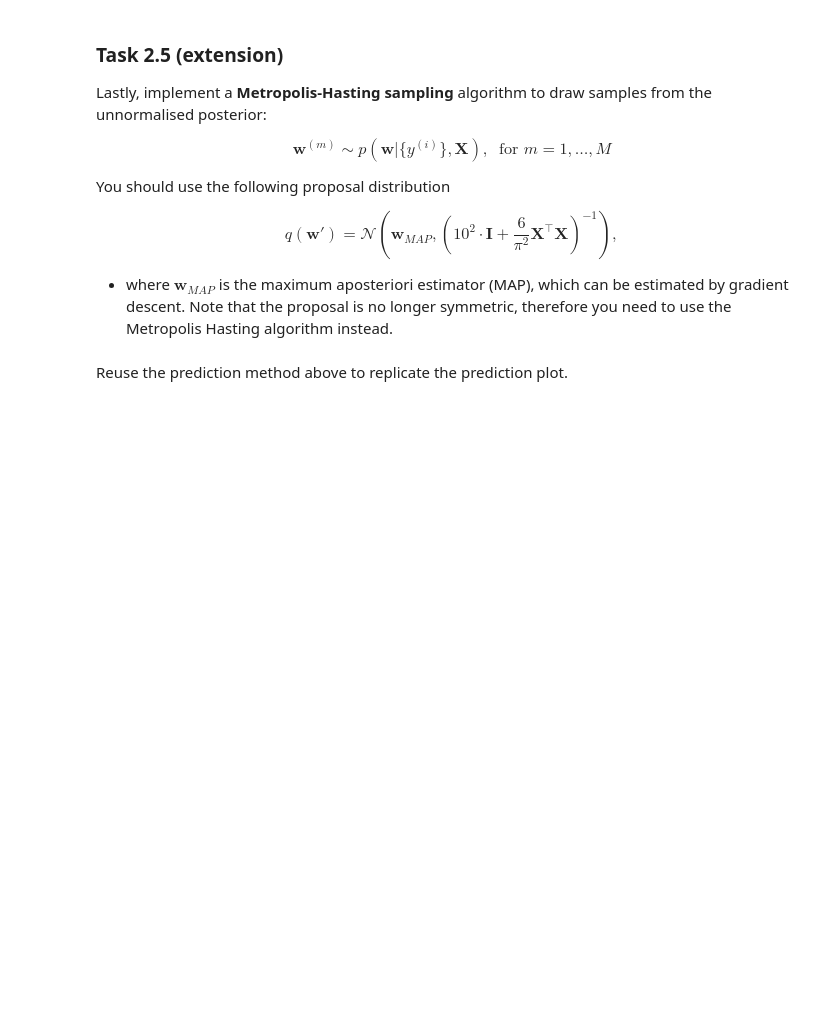
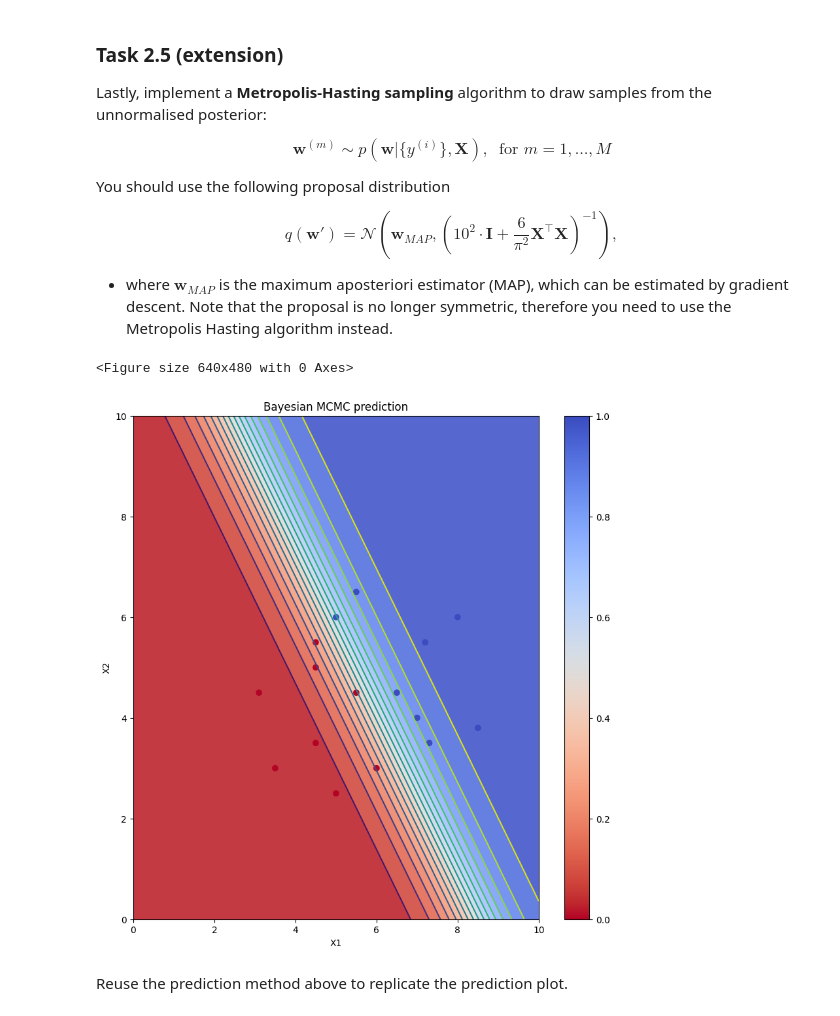
Before and after one commit to RMCArthur-StAndrews/MachineLearningAssessment2, a Jupyter notebook: CS5914_assignment2.ipynb, the cells around one changed output. Cells and saved outputs as stored; diff of their text form; code cells hidden in the pictures; blank space fills up the shorter version.

```diff
--- a/CS5914_assignment2.ipynb
+++ b/CS5914_assignment2.ipynb
@@ -243,7 +612,79 @@ $$q(\mathbf{w}') = \mathcal{N}\left (\mathbf{w}_{MAP}, \left(10^2 \cdot \mathbf{
 * where $\mathbf{w}_{MAP}$ is the maximum aposteriori estimator (MAP), which can be estimated by gradient descent. Note that the proposal is no longer symmetric, therefore you need to use the Metropolis Hasting algorithm instead.
 # %%
 def metropolis_hasting_bayes_logistic_reg(X=XX, y=yy, lambda0=1e-2, mc=5000, burnin=1000):
-    return w_samples
+    """
+    Calculates weighted samples based on metropolis hastings algorithm
+    :param X: The training data
+    :param y: Training labels
+    :param lambda0: The lambda variable
+    :param mc: Monte Carlo sample count
+    :param burnin: the burn in count
+    :return: Weighted samples which make up prediction model
+    """
+    _, cols= X.shape
+    I = get_identity_matrix(X)
+    current_best =gradient_descent(X, y, lambda0)
+    covariance = metro_hayes_distro(I ,X)
+    w_samples = general_metro_progression(log_posterior, log_posterior, X, y, lambda0, covariance, burnin+mc, current_best)
+    return w_samples[burnin:burnin+mc]
+
+
+
+
+def gradient_log_posterior(w, X, y, lambda0):
+    """
+    Calculates the gradient posterior
+    :param w: The weights
+    :param X: Training Data
+    :param y: Training labels
+    :param lambda0: Lambda value
+    :return: The combined gradient prior and likelihood
+    """
+    log_calc = sigma(w, X)
+    grad_log_likelihood = np.dot(X.T, y - log_calc)
+    grad_log_prior = -lambda0 * w
+    return grad_log_likelihood + grad_log_prior
+
+def gradient_descent(X, y, lambda0, lr=0.01, iter=6000):
+    """
+    Calculates the gradient for the model
+    :param X: The training data
+    :param y: Training labels
+    :param lambda0: The lambda value
+    :param lr: Learning rate
+    :param iter: Number of iterations
+    :return:
+    """
+    n_features = X.shape[1]
+    w = np.zeros(n_features)
+    for iteration in range(iter):
+        grad = gradient_log_posterior(w, X, y, lambda0)
+        w += lr * grad
+        if np.linalg.norm(grad) < 1e-6:
+            break
+    return w
+
+
+def metro_hayes_distro(I, X):
+    """
+    Calculates the distribution proposal for Metropolis Hayes sampling
+    :param I: The identity matrix for data
+    :param X: The training data
+    :return: Distribution proposal
+    """
+
+    dot_prod = X.T@X
+    calc1 = (6/np.pi**2)*dot_prod
+    calc2 = (10**2)*I
+    calc3 = calc2+calc1
+    return calc3
+
+metro_hast_weights = metropolis_hasting_bayes_logistic_reg()
+mc_metro_hast= prediction_mc(XX, metro_hast_weights)
+plot_intensity_graph(XX, yy, metro_hast_weights)
+# %% [output]
+<Figure size 640x480 with 0 Axes>
+[figure, added]
 # %% [markdown]
 Reuse the prediction method above to replicate the prediction plot.
 # %% [markdown]
```
Also changed, not shown: parts of 23 cells of this notebook.
